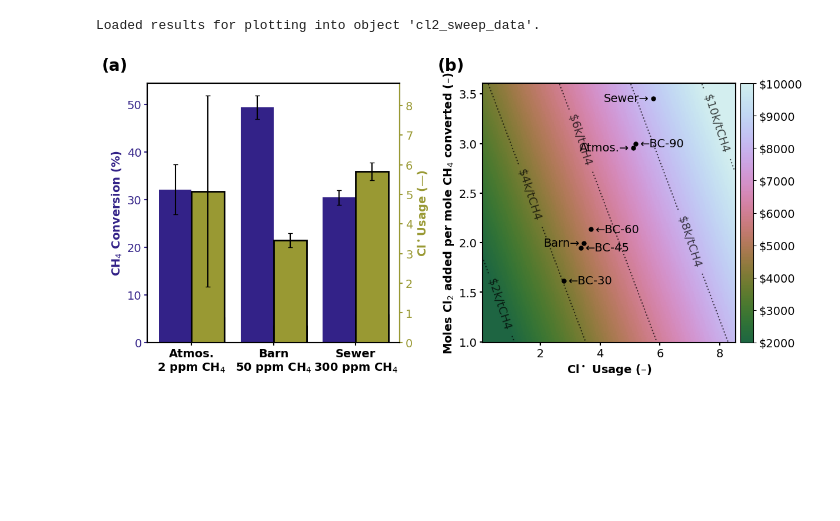
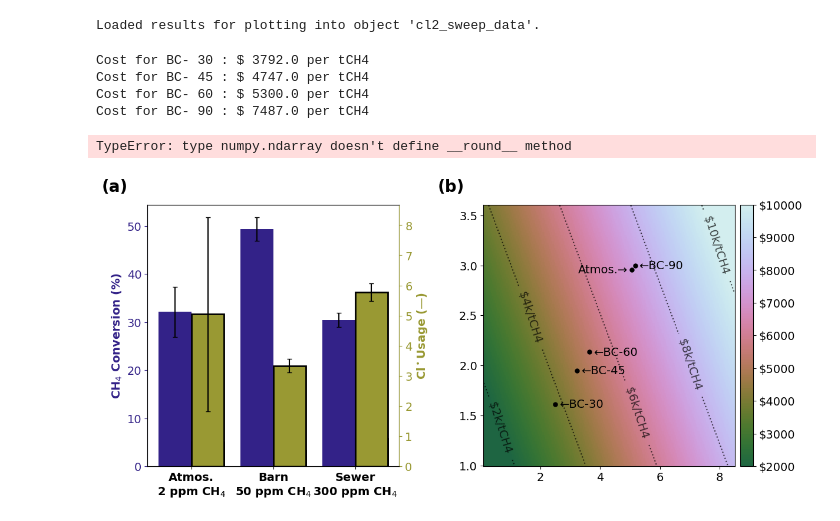
Before and after one commit to richardsrandall/Fall-2024-Cl2, a Jupyter notebook: _combined_plots/paper_plots_v1/figure-real_world_tests_and_costs.ipynb, the cells around one changed output. Drawn from its saved outputs; the diff is of its cells as text; code cells hidden in the pictures; blank space fills up the shorter version.

```diff
--- a/_combined_plots/paper_plots_v1/figure-real_world_tests_and_costs.ipynb
+++ b/_combined_plots/paper_plots_v1/figure-real_world_tests_and_costs.ipynb
@@ -175,34 +177,41 @@ plt.colorbar(cm,pad=0.02,format=ticker.FuncFormatter(lambda x,pos: '$'+str(int(x
 # Label the contours if desired
 fmt = lambda x: "\$"+str(int(round(0.001*x,1)))+'k/tCH4 '#+'[\$'+str(round(x/28))+'; \$'+str(round(x/84))+']'
 ct = ax_b.contour(X, Y, Z,linestyles=':',colors=['#000000'], levels=[2000,4000,6000,8000,10000], alpha=0.7)
-ax_b.clabel(ct, fmt=fmt, use_clabeltext=True, manual=((1,1.4),(2,2.5),(3,3),(7,2),(8,3.2)))
+ax_b.clabel(ct, fmt=fmt, use_clabeltext=True, manual=((1,1.4),(2,2.5),(5,1.5),(7,2),(8,3.2)))
 
 # Plot the Cl* sweep data
 for x,y,t in zip(cl2_sweep_data.cl_per_ch4, cl2_sweep_data.cl2_fed_per_ch4_converted, [10,20,30,45,60,90]):
     if t==10 or t==20:
         continue #Skip these since they're on top of other data points and clutter up the graph
     ax_b.plot([x],[y],'ok',markersize=5)
     ax_b.annotate('←BC-'+str(t), xy=(x, y), xycoords='data', xytext=(5, 0), textcoords='offset points', ha='left', va='center')
+    print("Cost for BC-",t,": $",np.round(get_cost_per_ton_ch4(x,y)),"per tCH4")
 # Plot the rest of the data
 exps = ((realistic_trial_data.cl_per_ch4[0],realistic_trial_data.cl2_fed_per_ch4_converted[0],'Atmos.'),
         (realistic_trial_data.cl_per_ch4[1],realistic_trial_data.cl2_fed_per_ch4_converted[1],'Barn'),
         (realistic_trial_data.cl_per_ch4[2],realistic_trial_data.cl2_fed_per_ch4_converted[2],'Sewer'),
         )
 for x,y,t in exps:
     ax_b.plot([x],[y],'ok',markersize=5)
     ax_b.annotate(t+"→", xy=(x, y), xycoords='data', xytext=(-5, 0), textcoords='offset points', ha='right', va='center')
+    print("Cost for ",t,": $",np.round(get_cost_per_ton_ch4(x,y)),"per tCH4")
 
 #ax_b.set_xlabel('UV Usage $\equiv$ [(Cl$^\\bullet$ Usage)$\cdot(\eta_{UV})^{-1}$] (–)') # Keeping this if we want the x-axis to be UV usage
 ax_b.set_xlabel('Cl$^\\bullet$ Usage (–)',fontweight=plot_default_properties['font_weight'])
 ax_b.set_ylabel('Moles Cl$_2$ added per mole CH$_4$ converted (–)',fontweight=plot_default_properties['font_weight'])
 
 for ax in [ax_a, ax_a_right, ax_b]:
     ax.tick_params(width=plot_default_properties['box_linewidth'])
     for spine in ax.spines.values():
         spine.set_linewidth(plot_default_properties['box_linewidth'])
 
 # Save the figure, etc.
 plt.savefig('exported_images/realistic_trials_and_cost_modeling.png', bbox_inches='tight',dpi=300)
 plt.show()
 # %% [output]
+Cost for BC- 30 : $ 3792.0 per tCH4
+Cost for BC- 45 : $ 4747.0 per tCH4
+Cost for BC- 60 : $ 5300.0 per tCH4
+Cost for BC- 90 : $ 7487.0 per tCH4
+TypeError: type numpy.ndarray doesn't define __round__ method
-[figure, old version]
+[figure, new version]
```
Also changed, not shown: parts of 1 cell of this notebook, 8 other files.
